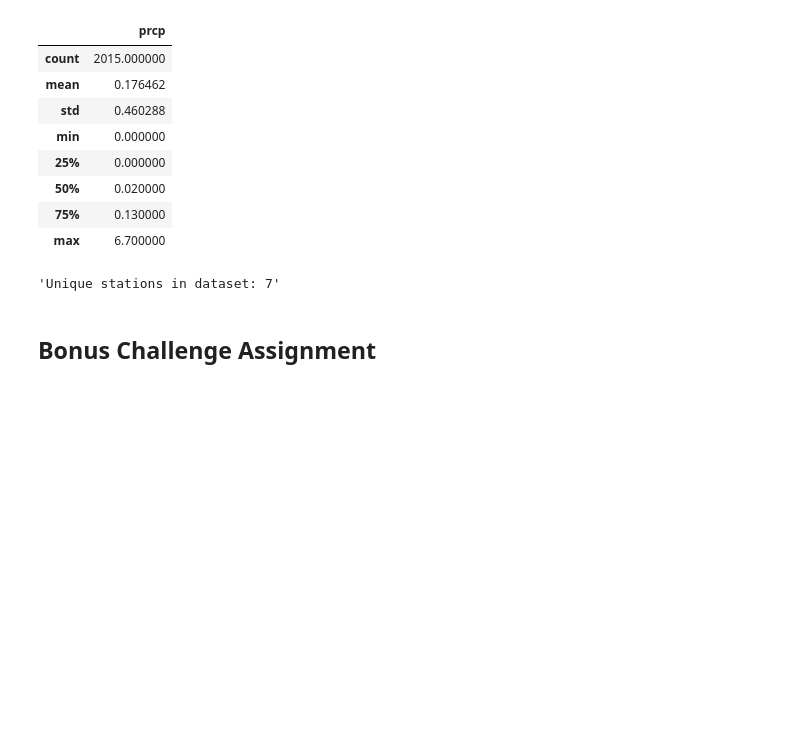
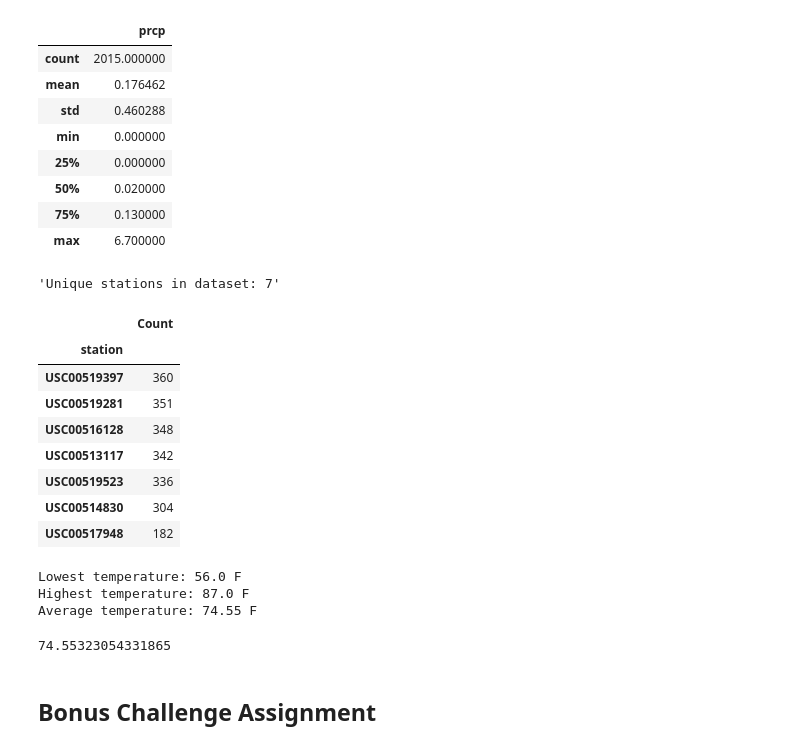
Before and after one commit to kpessa/sqlalchemy-challenge, a Jupyter notebook: sqlalchemy-challenge.ipynb, the cells around one changed output. Cells and saved outputs as stored; diff of their text form; code cells hidden in the pictures; blank space fills up the shorter version.

```diff
--- a/sqlalchemy-challenge.ipynb
+++ b/sqlalchemy-challenge.ipynb
@@ -85,3 +85,15 @@ f"Unique stations in dataset: {df.station.unique().shape[0]}"
 # %%
 # What are the most active stations? (i.e. what stations have the most rows)?
 # List the stations and the counts in descending order.
+df = pd.DataFrame(s.query(Measurement.station, Measurement.date).filter(Measurement.date > "2016-08-23"))
+df.groupby(by='station').count().rename(columns={"date": "Count"}).sort_values(by="Count",ascending=False)
+# %% [output]
+|  | Count |
+| station |  |
+| USC00519397 | 360 |
+| USC00519281 | 351 |
+| USC00516128 | 348 |
+| USC00513117 | 342 |
+| USC00519523 | 336 |
+| USC00514830 | 304 |
+| USC00517948 | 182 |
@@ -91,3 +100,22 @@ f"Unique stations in dataset: {df.station.unique().shape[0]}"
+# %%
+# Using the station id from the previous query, calculate the lowest temperature recorded,
+# highest temperature recorded, and average temperature of the most active station?
+lowest_temp = s.query(Measurement.tobs).filter(Measurement.station == "USC00519397").order_by(Measurement.tobs).first()[0]
+print(f"Lowest temperature: {lowest_temp} F")
+highest_temp = s.query(Measurement.tobs).filter(Measurement.station == "USC00519397").order_by(Measurement.tobs.desc()).first()[0]
+print(f"Highest temperature: {highest_temp} F")
+from sqlalchemy.sql import func
+average_temp = s.query(func.avg(Measurement.tobs).label('average temp')).filter(Measurement.station == "USC00519397").first()[0]
+print(f"Average temperature: {average_temp:.2f} F")
+# %% [output]
+Lowest temperature: 56.0 F
+Highest temperature: 87.0 F
+Average temperature: 74.55 F
+# %%
+from sqlalchemy.sql import func
+s.query(func.avg(Measurement.tobs).label('average temp')).filter(Measurement.station == "USC00519397").first()[0]
+# %% [output]
+74.55323054331865
 # %%
 # Choose the station with the highest number of temperature observations.
 # Query the last 12 months of temperature observation data for this station and plot the results as a histogram
```
Also changed, not shown: parts of 1 cell of this notebook.
